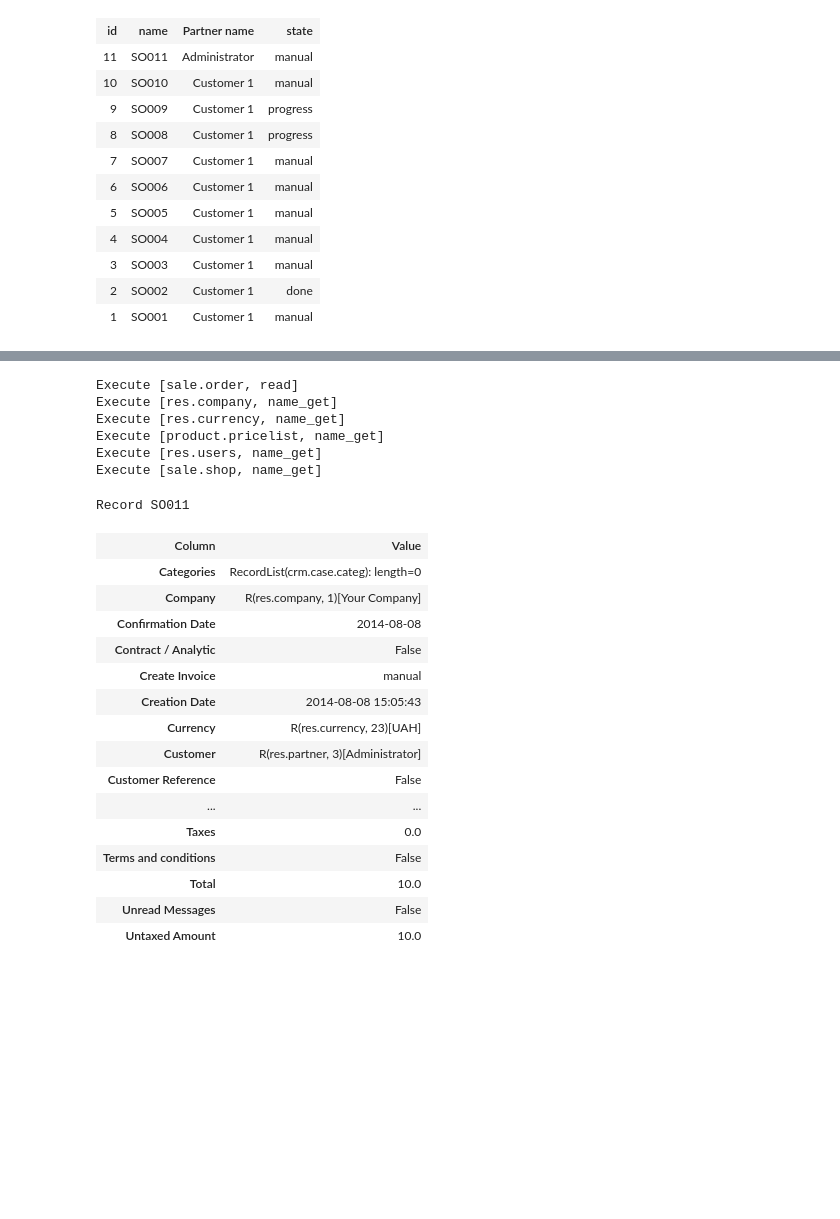
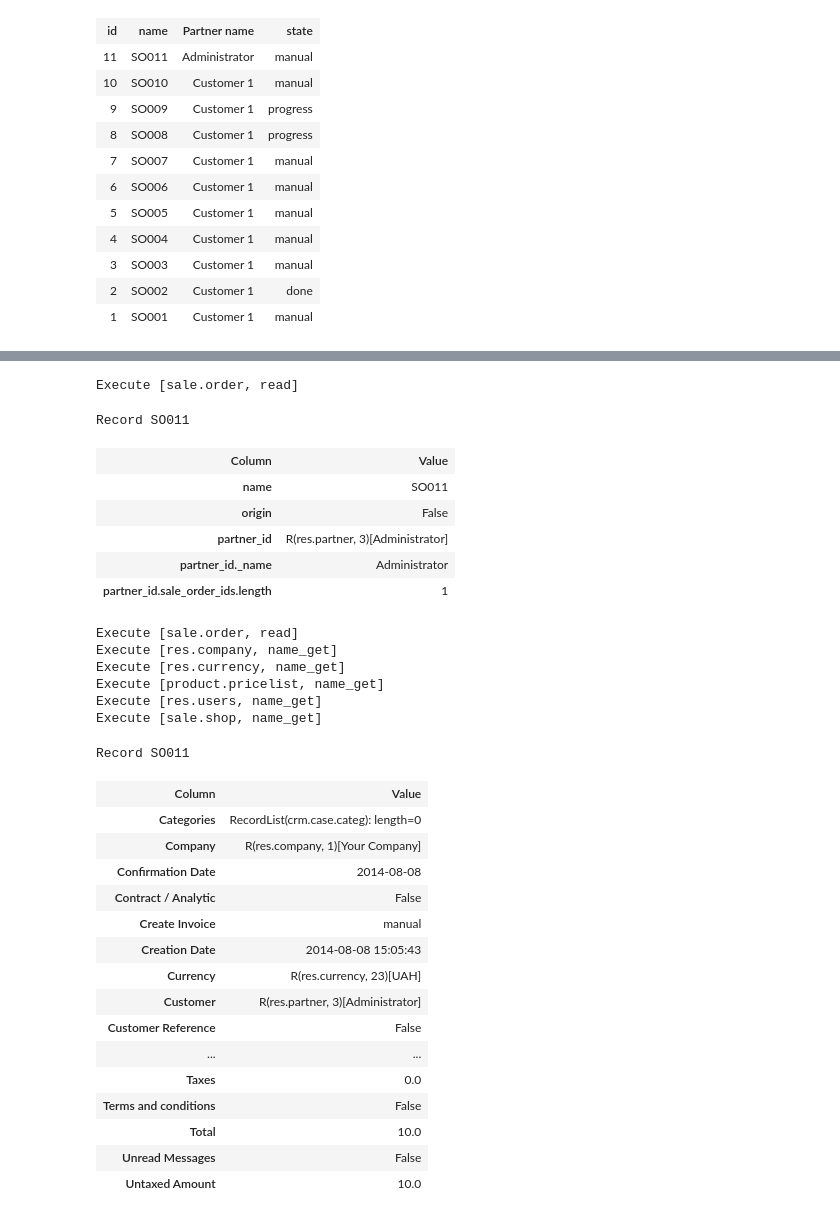
Before and after one commit to katyukha/odoo-rpc-client, a Jupyter notebook: examples/Examples & HTML tests.ipynb, the cells around one changed output, grey strips where cells are left out. Drawn from its saved outputs; the diff is of its cells as text; code cells hidden in the pictures; blank space fills up the shorter version.

Commit message:
Better Record HTML representation

```diff
--- a/examples/Examples & HTML tests.ipynb
+++ b/examples/Examples & HTML tests.ipynb
@@ -164,26 +156,41 @@ Record SO011
-# %%
-so_list[0].as_html()
-# %% [output]
-Execute [sale.order, read]
-Execute [res.company, name_get]
-Execute [res.currency, name_get]
-Execute [product.pricelist, name_get]
-Execute [res.users, name_get]
-Execute [sale.shop, name_get]
-Record SO011
-| Column | Value |
-| Categories | RecordList(crm.case.categ): length=0 |
-| Company | R(res.company, 1)[Your Company] |
-| Confirmation Date | 2014-08-08 |
-| Contract / Analytic | False |
-| Create Invoice | manual |
-| Creation Date | 2014-08-08 15:05:43 |
-| Currency | R(res.currency, 23)[UAH] |
-| Customer | R(res.partner, 3)[Administrator] |
-| Customer Reference | False |
-| ... | ... |
-| Taxes | 0.0 |
-| Terms and conditions | False |
-| Total | 10.0 |
-| Unread Messages | False |
-| Untaxed Amount | 10.0 |
+# %%
+so_list[0].as_html('name',
+                   'origin',
+                   'partner_id',        # Will display Record instance representing partner related to this sale order
+                   'partner_id._name',  # Will display result of 'name_get' called on partner
+                   'partner_id.sale_order_ids.length')  # Display how many sale orders have this partner
+# %% [output]
+Execute [sale.order, read]
+Record SO011
+| Column | Value |
+| name | SO011 |
+| origin | False |
+| partner_id | R(res.partner, 3)[Administrator] |
+| partner_id._name | Administrator |
+| partner_id.sale_order_ids.length | 1 |
+# %%
+so_list[0].as_html()  # Display all fields for firest sale order record
+# %% [output]
+Execute [sale.order, read]
+Execute [res.company, name_get]
+Execute [res.currency, name_get]
+Execute [product.pricelist, name_get]
+Execute [res.users, name_get]
+Execute [sale.shop, name_get]
+Record SO011
+| Column | Value |
+| Categories | RecordList(crm.case.categ): length=0 |
+| Company | R(res.company, 1)[Your Company] |
+| Confirmation Date | 2014-08-08 |
+| Contract / Analytic | False |
+| Create Invoice | manual |
+| Creation Date | 2014-08-08 15:05:43 |
+| Currency | R(res.currency, 23)[UAH] |
+| Customer | R(res.partner, 3)[Administrator] |
+| Customer Reference | False |
+| ... | ... |
+| Taxes | 0.0 |
+| Terms and conditions | False |
+| Total | 10.0 |
+| Unread Messages | False |
+| Untaxed Amount | 10.0 |
```
Also changed, not shown: parts of 2 cells of this notebook, 3 other files.
